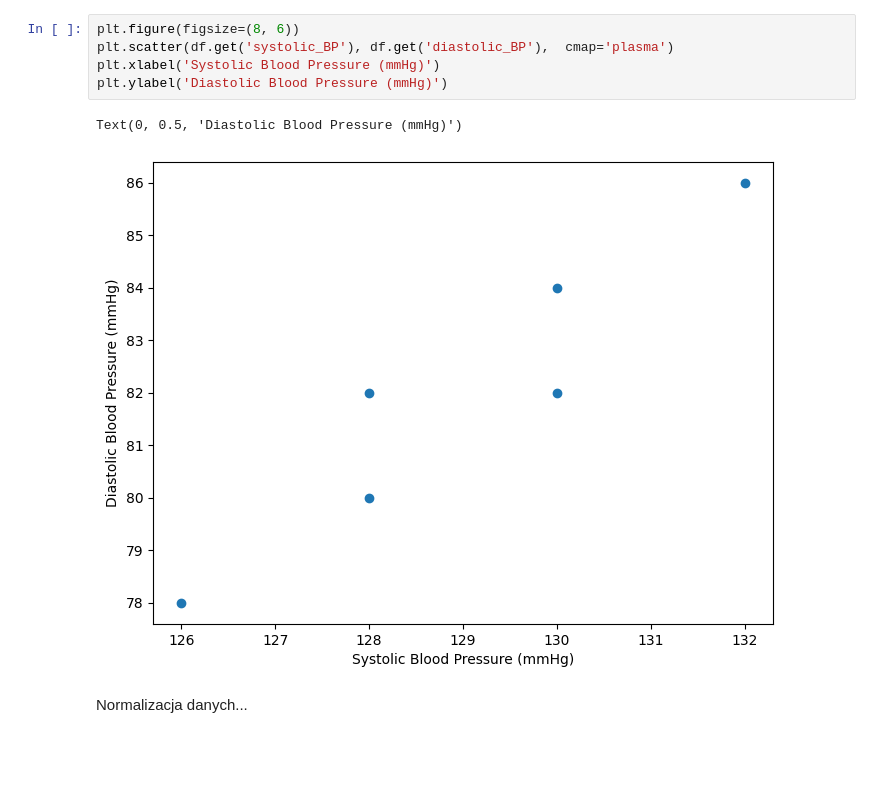
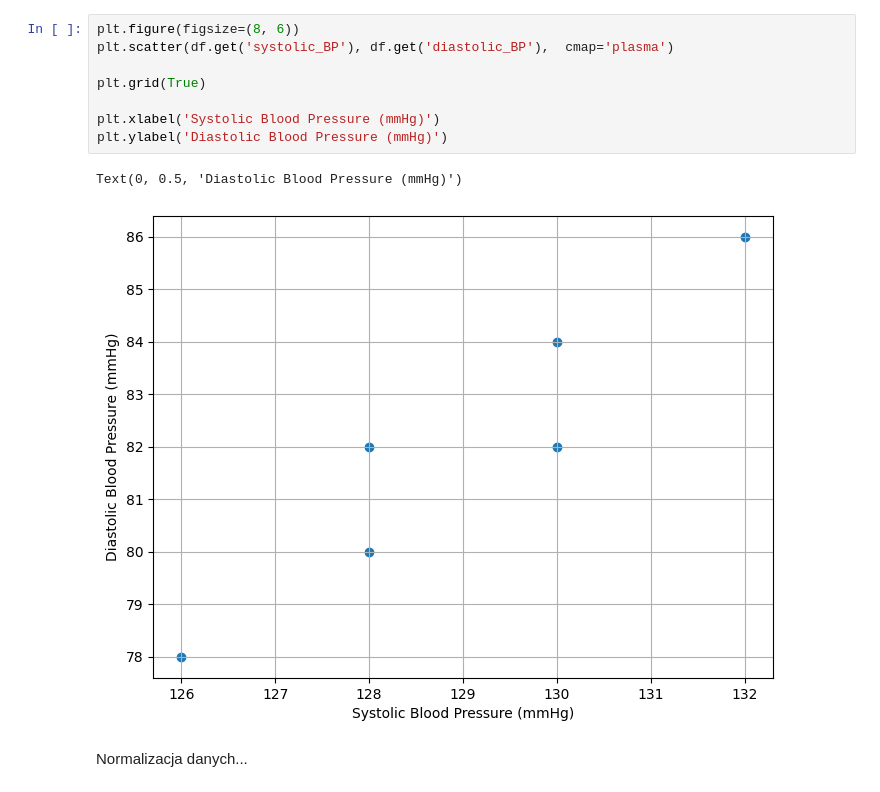
Before and after one commit to LUKIS123/MTSM-Metody-redukcji-i-selekcji, a Jupyter notebook: pca_example.ipynb, the cells around one changed output. Saved outputs shown, nothing was run; the diff lists cells and outputs as text; blank space fills up the shorter version.

```diff
--- a/pca_example.ipynb
+++ b/pca_example.ipynb
@@ -27,11 +29,14 @@ df.head()
 # %%
 plt.figure(figsize=(8, 6))
 plt.scatter(df.get('systolic_BP'), df.get('diastolic_BP'),  cmap='plasma')
+
+plt.grid(True)
+
 plt.xlabel('Systolic Blood Pressure (mmHg)')
 plt.ylabel('Diastolic Blood Pressure (mmHg)')
 # %% [output]
 Text(0, 0.5, 'Diastolic Blood Pressure (mmHg)')
-[figure, old version]
+[figure, new version]
 # %% [markdown]
 Normalizacja danych...
 # %%
```
Also changed, not shown: parts of 8 cells of this notebook, 1 other file.
